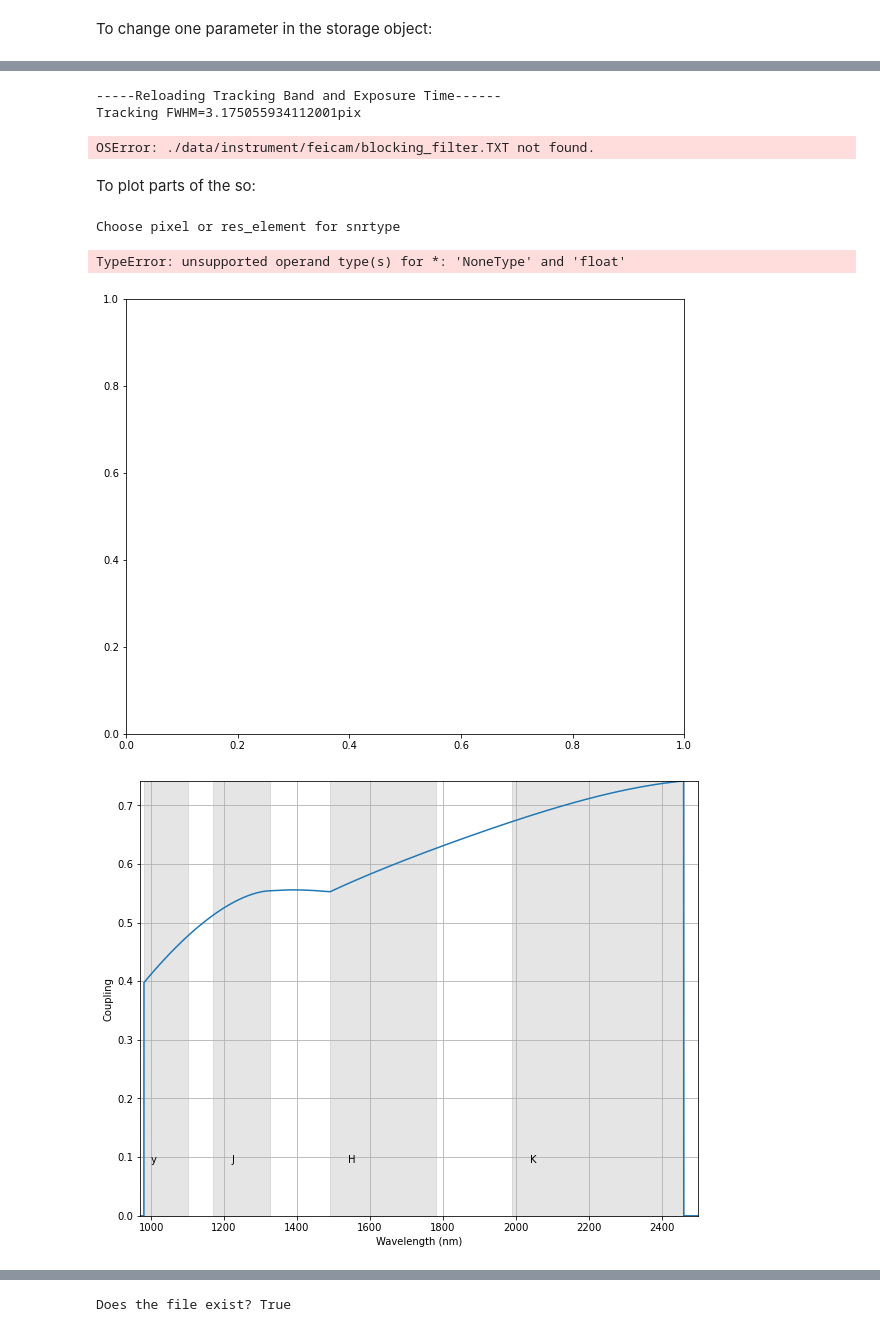
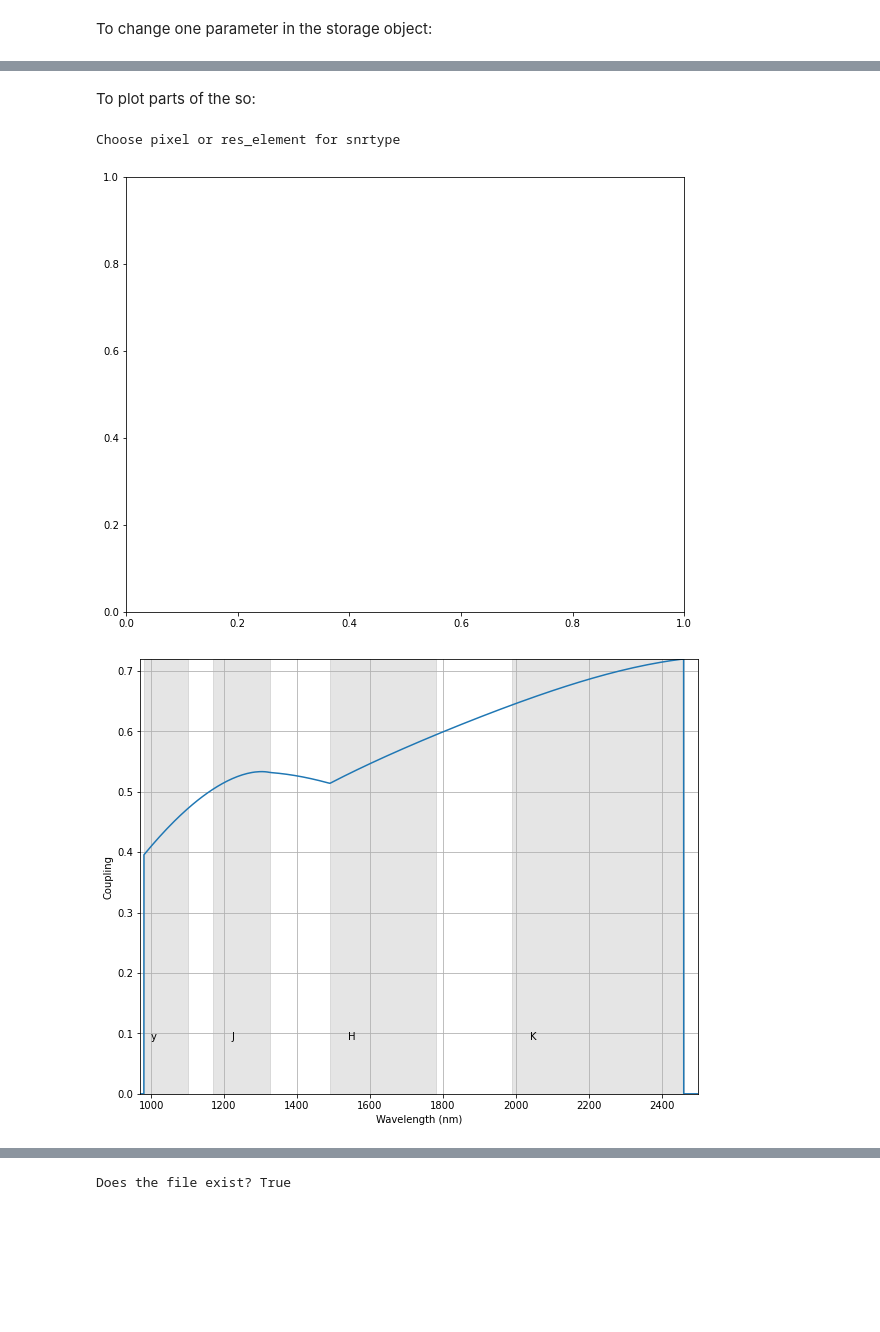
Before and after one commit to ashbake/specsim, a Jupyter notebook: contrast/specsim_testing.ipynb, the cells around one changed output, grey strips where cells are left out. Drawn from its saved outputs; the diff is of its cells as text; code cells hidden in the pictures; blank space fills up the shorter version.

Commit message:
Finalized testing and plots

```diff
--- a/contrast/specsim_testing.ipynb
+++ b/contrast/specsim_testing.ipynb
@@ -40,8 +41,8 @@ print("Does the config file exist?", os.path.exists(config_path)) # make sure th
 Does the config file exist? True
 # %%
 # os.chdir('C:/Users/Willi/Documents/GitHub/specsim/')
-# configfile = './configs/modhis_snr.cfg' # define our config file name and path
-configfile = './configs/melby_test_config.cfg'
+configfile = './configs/modhis_snr.cfg' # define our config file name and path
+# configfile = './configs/melby_test_config.cfg'
 so    = objects.load_object(configfile)  # Load the contents of the config file into the so "storage object"
 cload = fill_data(so)        # Initiate the fill_data class which runs an observation and stores the results in so
 # %% [output]
@@ -71,26 +72,16 @@ tt dynamic is 2.24
 Nframes set to 1
 Texp per frame set to 900.0
-# %%
-# Updates one thing without the others like set tracking band, in addition to others
-new_band = "J"
-new_texp = 0.1
-cload.set_tracking_band_texp(so, new_band, new_texp)
-# %% [output]
------Reloading Tracking Band and Exposure Time------
-Tracking FWHM=3.175055934112001pix
-OSError: ./data/instrument/feicam/blocking_filter.TXT not found.
 # %% [markdown]
 To plot parts of the so:
 # %%
 savepath = './'
 plot_tools.plot_snr(so,snrtype=0,savepath=savepath)
 plot_tools.plot_coupling(so,savepath=savepath) # these ones are weird
 plot_tools.plot_base_throughput(so,savepath=savepath)
-plot_tools.plot_tracking_bands(so,savepath=savepath)
-plot_tools.plot_background_spectra(so,savepath=savepath)
+# plot_tools.plot_tracking_bands(so,savepath=savepath)
+# plot_tools.plot_background_spectra(so,savepath=savepath)
 # %% [output]
 Choose pixel or res_element for snrtype
-TypeError: unsupported operand type(s) for *: 'NoneType' and 'float'
 [figure]
-[figure, old version]
+[figure, new version]
 [figure]
```
Also changed, not shown: parts of 16 cells of this notebook, 9 other files.
